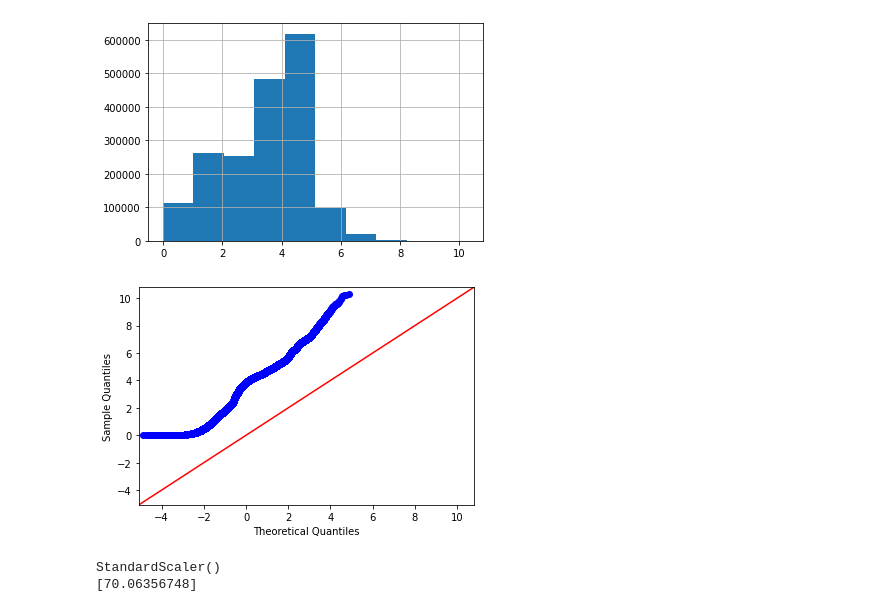
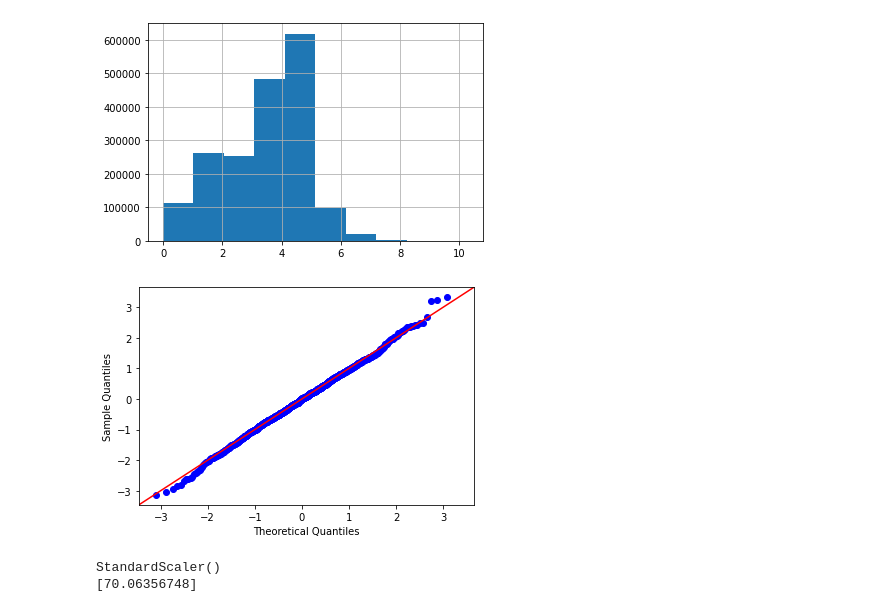
Before and after one commit to cwperks/eai6000_group5, a Jupyter notebook: week2/cperkins_week2_eda.ipynb, the cells around one changed output. Drawn from its saved outputs; the diff is of its cells as text; code cells hidden in the pictures.

```diff
--- a/week2/cperkins_week2_eda.ipynb
+++ b/week2/cperkins_week2_eda.ipynb
@@ -609,23 +619,8 @@ sns.histplot(y - regr.predict(X))
 
 import statsmodels.api as sm
 
-cols = [col for col in fraud_df.columns if col not in ['log_amt', 'cc_num', 'amt']]
-
-# txn_counts_by_city_pop = fraud_df[cols].value_counts().sort_index().reset_index()
-# txn_counts_by_city_pop.columns = ['city_pop', 'age', 'count']
-
-# print(txn_counts_by_city_pop.head(10))
-
-# txn_counts_by_city_pop_balanced = X_res['city_pop'].value_counts().sort_index().reset_index()
-# txn_counts_by_city_pop_balanced.columns = ['city_pop','count']
-
-lin_df = fraud_df.drop([
-    'cc_num',
-    'amt'
-], errors='ignore')
-
-X = lin_df[cols]
-y = lin_df['log_amt']
+X = txn_counts_by_city_pop[['city_pop']]
+y = txn_counts_by_city_pop[['count']]
 
 X = sm.add_constant(X)
 model = sm.OLS(y, X)
@@ -658,14 +679,15 @@ fraud_df['log_amt'].hist()
 # %%
 import numpy as np
 import statsmodels.api as sm
 import pylab
 
-test = fraud_df['log_amt']
+test = np.random.normal(0, 1, 1000) # fraud_df['log_amt']
+test =
 
 sm.qqplot(test, line='45')
 pylab.show()
 # %% [output]
-[figure, old version]
+[figure, new version]
 # %%
 from sklearn.preprocessing import StandardScaler
 test = fraud_df[['amt']]
```
Also changed, not shown: parts of 6 cells of this notebook.
